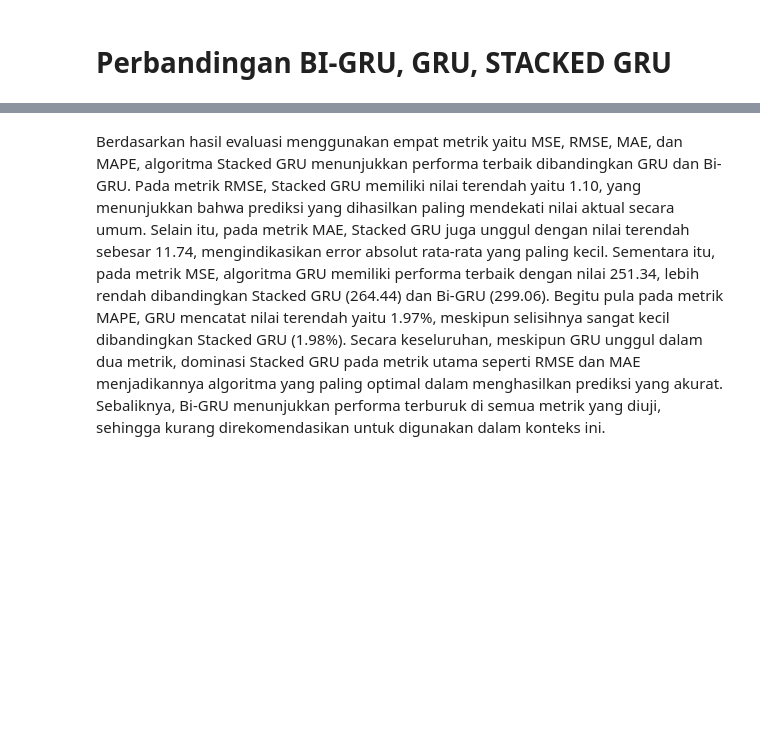
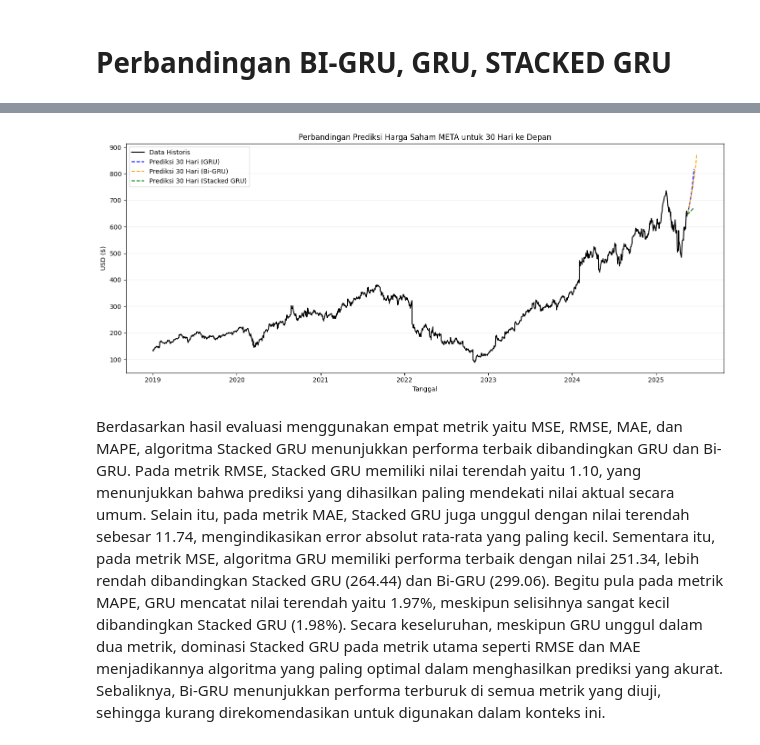
Before and after one commit to daniharmade/DataScience-Prediction, a Jupyter notebook: Kelompok 3/METAPrediction_GRU.ipynb, the cells around one changed output, grey strips where cells are left out. Drawn from its saved outputs; the diff is of its cells as text; code cells hidden in the pictures; blank space fills up the shorter version.

```diff
--- a/Kelompok 3/METAPrediction_GRU.ipynb
+++ b/Kelompok 3/METAPrediction_GRU.ipynb
@@ -806,2 +867,24 @@ plt.show()
+# %%
+# Visualisasi gabungan hasil prediksi 30 hari ke depan dari GRU, Bi-GRU, dan Stacked GRU
+plt.figure(figsize=(14,6))
+plt.title('Perbandingan Prediksi Harga Saham META untuk 30 Hari ke Depan')
+
+# Plot data historis
+plt.plot(data['Date'], data['Close'], label='Data Historis', color='black')
+
+# Plot prediksi dari masing-masing model
+plt.plot(pred_30_gru_df['Date'], pred_30_gru_df['Prediction_GRU'], label='Prediksi 30 Hari (GRU)', linestyle='--', color='blue')
+plt.plot(pred_30_bigru_df['Date'], pred_30_bigru_df['Prediction_BIGRU'], label='Prediksi 30 Hari (Bi-GRU)', linestyle='--', color='orange')
+plt.plot(pred_30_stacked_gru_df['Date'], pred_30_stacked_gru_df['Prediction_Stacked_GRU'], label='Prediksi 30 Hari (Stacked GRU)', linestyle='--', color='green')
+
+# Label dan legend
+plt.xlabel('Tanggal')
+plt.ylabel('USD ($)')
+plt.legend()
+plt.grid(True, linewidth=0.18, axis='y')
+plt.tight_layout()
+plt.show()
+# %% [output]
+[figure, added]
 # %% [markdown]
 Berdasarkan hasil evaluasi menggunakan empat metrik yaitu MSE, RMSE, MAE, dan MAPE, algoritma Stacked GRU menunjukkan performa terbaik dibandingkan GRU dan Bi-GRU. Pada metrik RMSE, Stacked GRU memiliki nilai terendah yaitu 1.10, yang menunjukkan bahwa prediksi yang dihasilkan paling mendekati nilai aktual secara umum. Selain itu, pada metrik MAE, Stacked GRU juga unggul dengan nilai terendah sebesar 11.74, mengindikasikan error absolut rata-rata yang paling kecil. Sementara itu, pada metrik MSE, algoritma GRU memiliki performa terbaik dengan nilai 251.34, lebih rendah dibandingkan Stacked GRU (264.44) dan Bi-GRU (299.06). Begitu pula pada metrik MAPE, GRU mencatat nilai terendah yaitu 1.97%, meskipun selisihnya sangat kecil dibandingkan Stacked GRU (1.98%). Secara keseluruhan, meskipun GRU unggul dalam dua metrik, dominasi Stacked GRU pada metrik utama seperti RMSE dan MAE menjadikannya algoritma yang paling optimal dalam menghasilkan prediksi yang akurat. Sebaliknya, Bi-GRU menunjukkan performa terburuk di semua metrik yang diuji, sehingga kurang direkomendasikan untuk digunakan dalam konteks ini.
```
Also changed, not shown: parts of 22 cells of this notebook.
